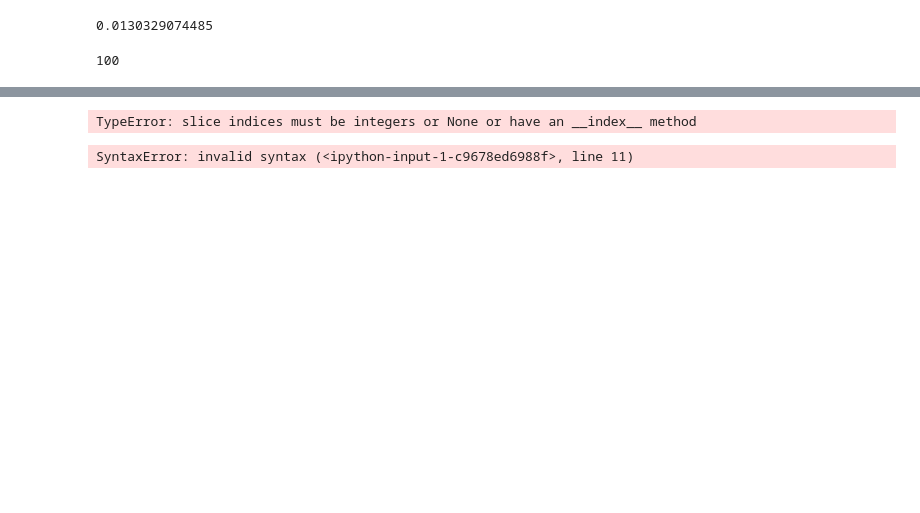
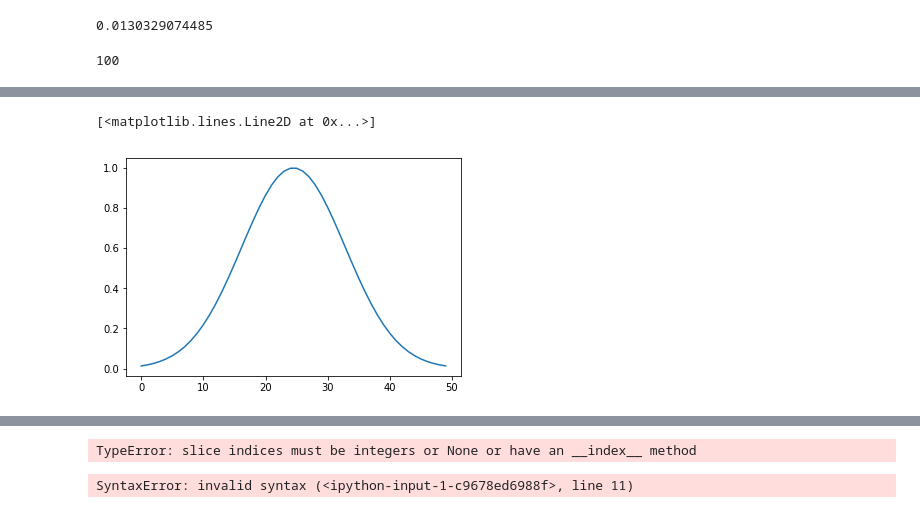
Before and after one commit to zhangy6x/research_stuff, a Jupyter notebook: jupyter_notebooks/convolve_deconvolve.ipynb, the cells around one changed output, grey strips where cells are left out. Cells and saved outputs as stored; diff of their text form; code cells hidden in the pictures; blank space fills up the shorter version.

```diff
--- a/jupyter_notebooks/convolve_deconvolve.ipynb
+++ b/jupyter_notebooks/convolve_deconvolve.ipynb
@@ -16,0 +26,5 @@ list(signal).count(1)
+# %%
+plt.plot(gauss)
+# %% [output]
+[<matplotlib.lines.Line2D at 0x...>]
+[figure, added]
```
Also changed, not shown: parts of 3 cells of this notebook, 8 other files.
